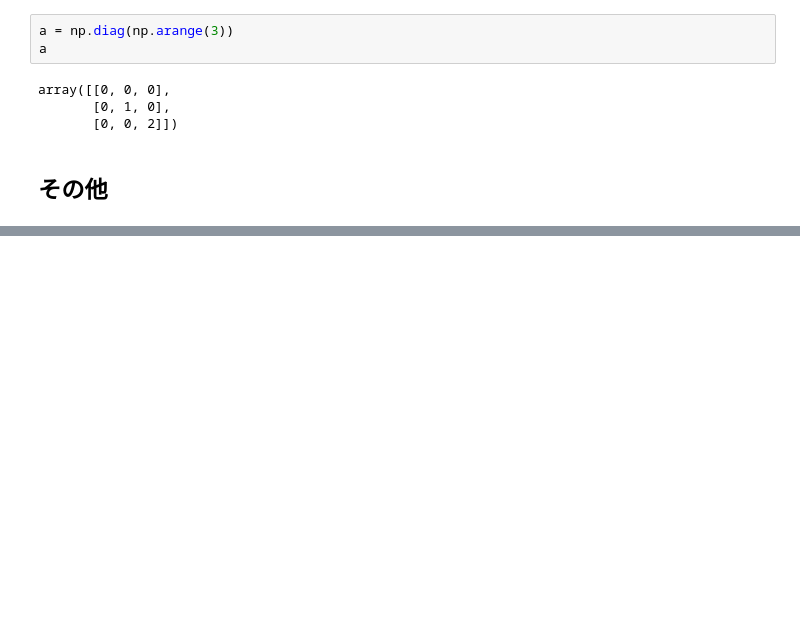
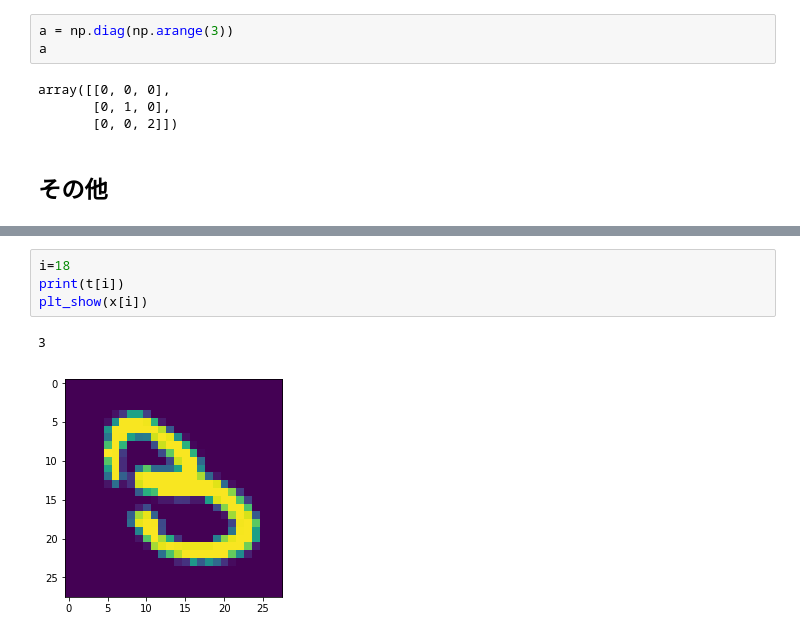
Before and after one commit to lightondust/jupyter, a Jupyter notebook: machin_learning_for_scratch.ipynb, the cells around one changed output, grey strips where cells are left out. Saved outputs shown, nothing was run; the diff lists cells and outputs as text; blank space fills up the shorter version.

```diff
--- a/machin_learning_for_scratch.ipynb
+++ b/machin_learning_for_scratch.ipynb
@@ -340,0 +410,7 @@ array([[0, 0, 0],
+# %%
+i=18
+print(t[i])
+plt_show(x[i])
+# %% [output]
+3
+[figure, added]
```
Also changed, not shown: parts of 35 cells of this notebook.
